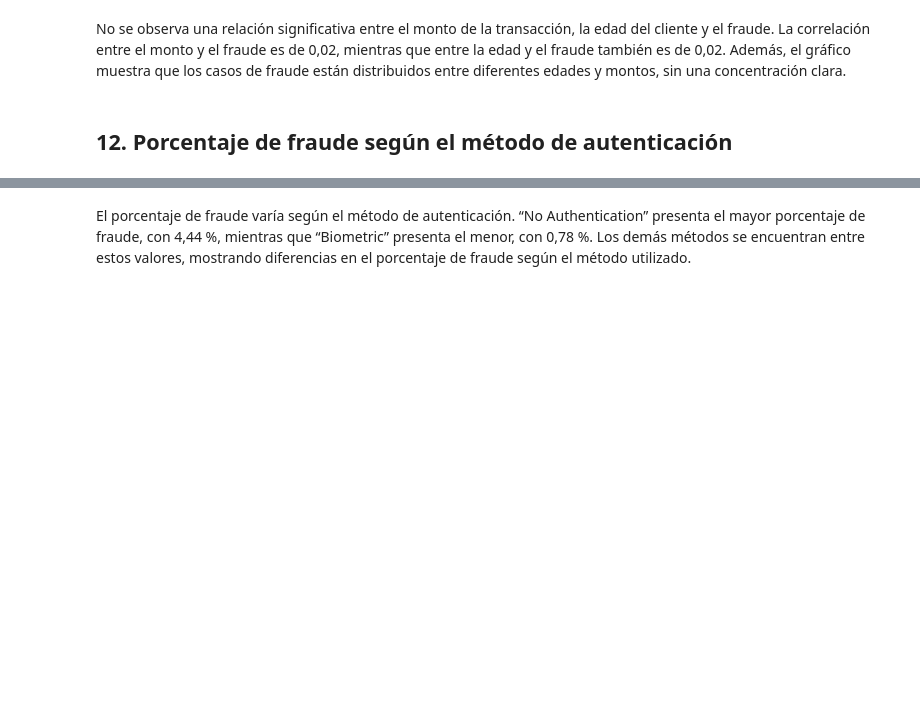
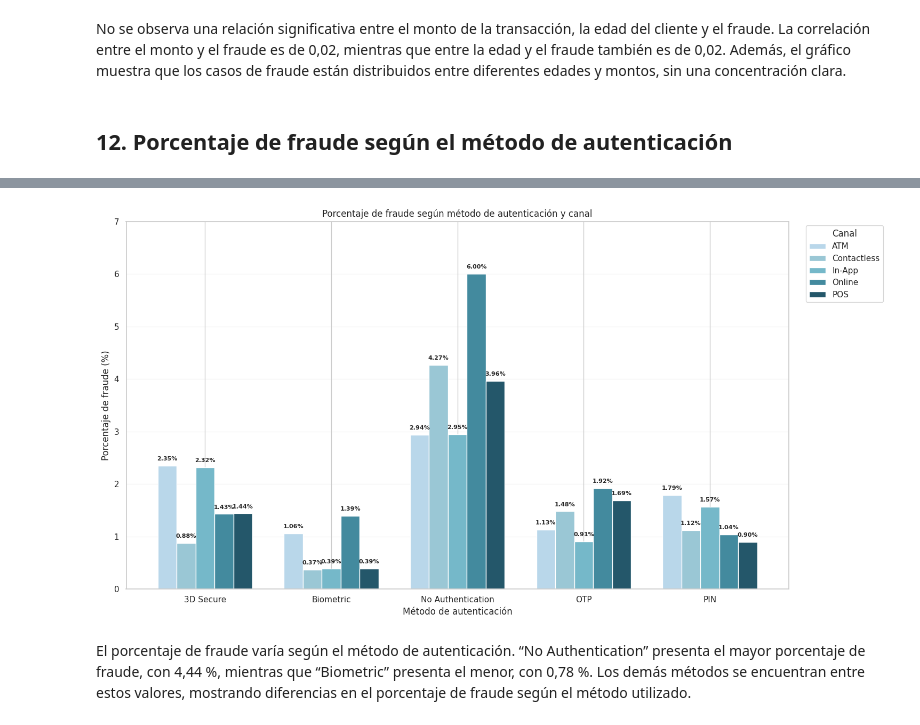
Before and after one commit to nashlypilar-collab/Intro_ciencia_tarea_grupo, a Jupyter notebook: FraudesTDC.ipynb, the cells around one changed output, grey strips where cells are left out. Cells and saved outputs as stored; diff of their text form; code cells hidden in the pictures; blank space fills up the shorter version.

```diff
--- a/FraudesTDC.ipynb
+++ b/FraudesTDC.ipynb
@@ -1312,3 +1259,62 @@ plt.show()
+# %%
+resultado_auth_canal = pd.crosstab(
+    df_fraude["auth_method"],
+    df_fraude["channel"],
+    values=df_fraude["is_fraud"],
+    aggfunc="mean"
+) * 100
+
+resultado_auth_canal = resultado_auth_canal.round(2)
+
+colores = [
+    "#B9D7EA",
+    "#9AC7D5",
+    "#75B8C9",
+    "#438A9E",
+    "#24576A"
+]
+
+ax = resultado_auth_canal.plot(
+    kind="bar",
+    figsize=(15, 8),
+    color=colores,
+    width=0.75
+)
+
+plt.xlabel("Método de autenticación")
+plt.ylabel("Porcentaje de fraude (%)")
+plt.title("Porcentaje de fraude según método de autenticación y canal")
+plt.xticks(rotation=0)
+
+plt.legend(
+    title="Canal",
+    bbox_to_anchor=(1.02, 1),
+    loc="upper left"
+)
+
+plt.grid(axis="y", alpha=0.2)
+
+for contenedor in ax.containers:
+    for barra in contenedor:
+        valor = barra.get_height()
+
+        if valor > 0:
+            ax.text(
+                barra.get_x() + barra.get_width() / 2,
+                valor + 0.08,
+                f"{valor:.2f}%",
+                ha="center",
+                va="bottom",
+                fontsize=8,
+                fontweight="bold"
+            )
+
+plt.ylim(0, 7)
+
+plt.tight_layout()
+plt.show()
+# %% [output]
+[figure, added]
 # %% [markdown]
 El porcentaje de fraude varía según el método de autenticación. “No Authentication” presenta el mayor porcentaje de fraude, con 4,44 %, mientras que “Biometric” presenta el menor, con 0,78 %. Los demás métodos se encuentran entre estos valores, mostrando diferencias en el porcentaje de fraude según el método utilizado.
 # %% [markdown]
```
Also changed, not shown: parts of 9 cells of this notebook.
